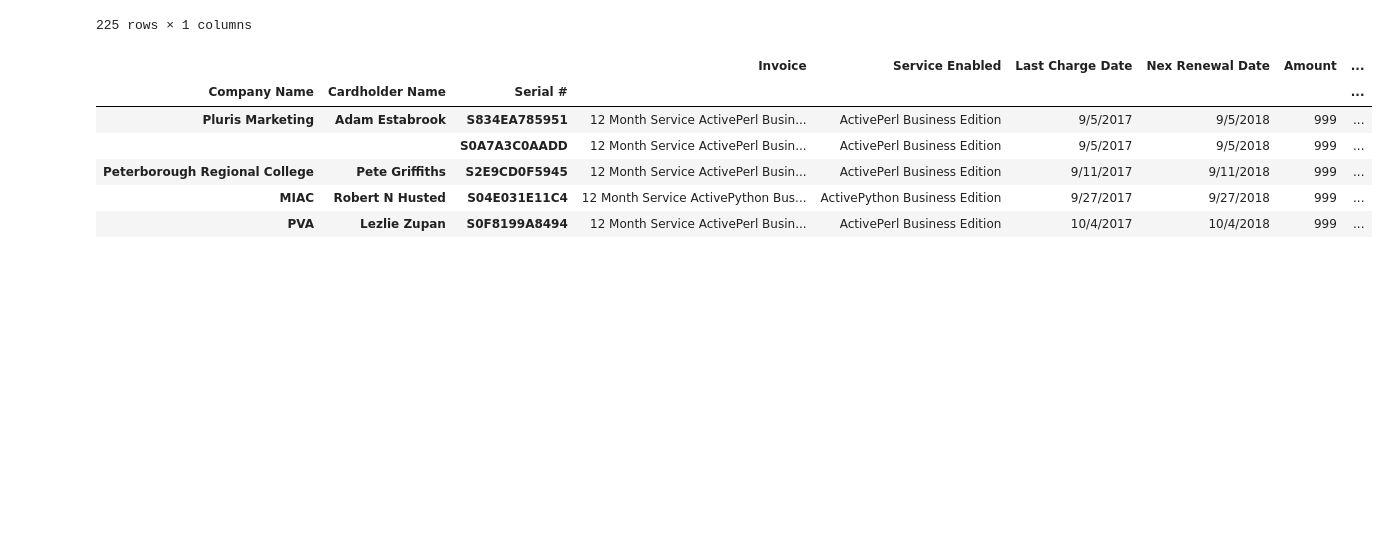
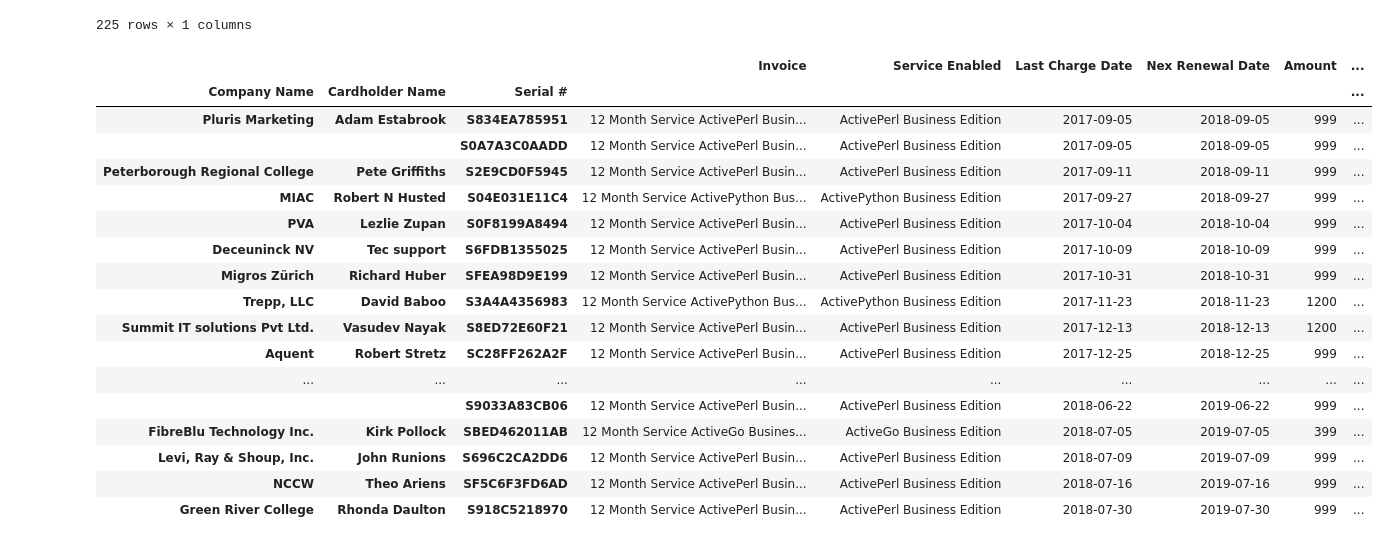
Before and after one commit to davetlewis-van/Pandas-Cookbook, a Jupyter notebook: Auto-recurring BE subscribers.ipynb, the cells around one changed output. Saved outputs shown, nothing was run; the diff lists cells and outputs as text; code cells hidden in the pictures; blank space fills up the shorter version.

```diff
--- a/Auto-recurring BE subscribers.ipynb
+++ b/Auto-recurring BE subscribers.ipynb
@@ -196,16 +214,27 @@ df5
 225 rows × 1 columns
 # %%
 
-be = pd.read_csv('data/be_subscribers_auto_recurring.csv', index_col=['Company Name', 'Cardholder Name', 'Serial #'])
+be = pd.read_csv('data/be_subscribers_auto_recurring.csv', index_col=['Company Name', 'Cardholder Name', 'Serial #'], parse_dates=['Last Charge Date', 'Nex Renewal Date'])
 be2 = be[['Invoice', 'Service Enabled', 'Last Charge Date',
        'Nex Renewal Date',
        'Amount', 'E-mail', 'AS Order #', 'Login ID (SSO ID)']]
-be2.head()
+be2
 # %% [output]
 |  |  |  | Invoice | Service Enabled | Last Charge Date | Nex Renewal Date | Amount | ... |
 | Company Name | Cardholder Name | Serial # |  |  |  |  |  | ... |
-| Pluris Marketing | Adam Estabrook | S834EA785951 | 12 Month Service ActivePerl Busin... | ActivePerl Business Edition | 9/5/2017 | 9/5/2018 | 999 | ... |
-|  |  | S0A7A3C0AADD | 12 Month Service ActivePerl Busin... | ActivePerl Business Edition | 9/5/2017 | 9/5/2018 | 999 | ... |
-| Peterborough Regional College | Pete Griffiths | S2E9CD0F5945 | 12 Month Service ActivePerl Busin... | ActivePerl Business Edition | 9/11/2017 | 9/11/2018 | 999 | ... |
-| MIAC | Robert N Husted | S04E031E11C4 | 12 Month Service ActivePython Bus... | ActivePython Business Edition | 9/27/2017 | 9/27/2018 | 999 | ... |
-| PVA | Lezlie Zupan | S0F8199A8494 | 12 Month Service ActivePerl Busin... | ActivePerl Business Edition | 10/4/2017 | 10/4/2018 | 999 | ... |
+| Pluris Marketing | Adam Estabrook | S834EA785951 | 12 Month Service ActivePerl Busin... | ActivePerl Business Edition | 2017-09-05 | 2018-09-05 | 999 | ... |
+|  |  | S0A7A3C0AADD | 12 Month Service ActivePerl Busin... | ActivePerl Business Edition | 2017-09-05 | 2018-09-05 | 999 | ... |
+| Peterborough Regional College | Pete Griffiths | S2E9CD0F5945 | 12 Month Service ActivePerl Busin... | ActivePerl Business Edition | 2017-09-11 | 2018-09-11 | 999 | ... |
+| MIAC | Robert N Husted | S04E031E11C4 | 12 Month Service ActivePython Bus... | ActivePython Business Edition | 2017-09-27 | 2018-09-27 | 999 | ... |
+| PVA | Lezlie Zupan | S0F8199A8494 | 12 Month Service ActivePerl Busin... | ActivePerl Business Edition | 2017-10-04 | 2018-10-04 | 999 | ... |
+| Deceuninck NV | Tec support | S6FDB1355025 | 12 Month Service ActivePerl Busin... | ActivePerl Business Edition | 2017-10-09 | 2018-10-09 | 999 | ... |
+| Migros Zürich | Richard Huber | SFEA98D9E199 | 12 Month Service ActivePerl Busin... | ActivePerl Business Edition | 2017-10-31 | 2018-10-31 | 999 | ... |
+| Trepp, LLC | David Baboo | S3A4A4356983 | 12 Month Service ActivePython Bus... | ActivePython Business Edition | 2017-11-23 | 2018-11-23 | 1200 | ... |
+| Summit IT solutions Pvt Ltd. | Vasudev Nayak | S8ED72E60F21 | 12 Month Service ActivePerl Busin... | ActivePerl Business Edition | 2017-12-13 | 2018-12-13 | 1200 | ... |
+| Aquent | Robert Stretz | SC28FF262A2F | 12 Month Service ActivePerl Busin... | ActivePerl Business Edition | 2017-12-25 | 2018-12-25 | 999 | ... |
+| ... | ... | ... | ... | ... | ... | ... | ... | ... |
+|  |  | S9033A83CB06 | 12 Month Service ActivePerl Busin... | ActivePerl Business Edition | 2018-06-22 | 2019-06-22 | 999 | ... |
+| FibreBlu Technology Inc. | Kirk Pollock | SBED462011AB | 12 Month Service ActiveGo Busines... | ActiveGo Business Edition | 2018-07-05 | 2019-07-05 | 399 | ... |
+| Levi, Ray & Shoup, Inc. | John Runions | S696C2CA2DD6 | 12 Month Service ActivePerl Busin... | ActivePerl Business Edition | 2018-07-09 | 2019-07-09 | 999 | ... |
+| NCCW | Theo Ariens | SF5C6F3FD6AD | 12 Month Service ActivePerl Busin... | ActivePerl Business Edition | 2018-07-16 | 2019-07-16 | 999 | ... |
+| Green River College | Rhonda Daulton | S918C5218970 | 12 Month Service ActivePerl Busin... | ActivePerl Business Edition | 2018-07-30 | 2019-07-30 | 999 | ... |
```
Also changed, not shown: parts of 4 cells of this notebook, 2 other files.
